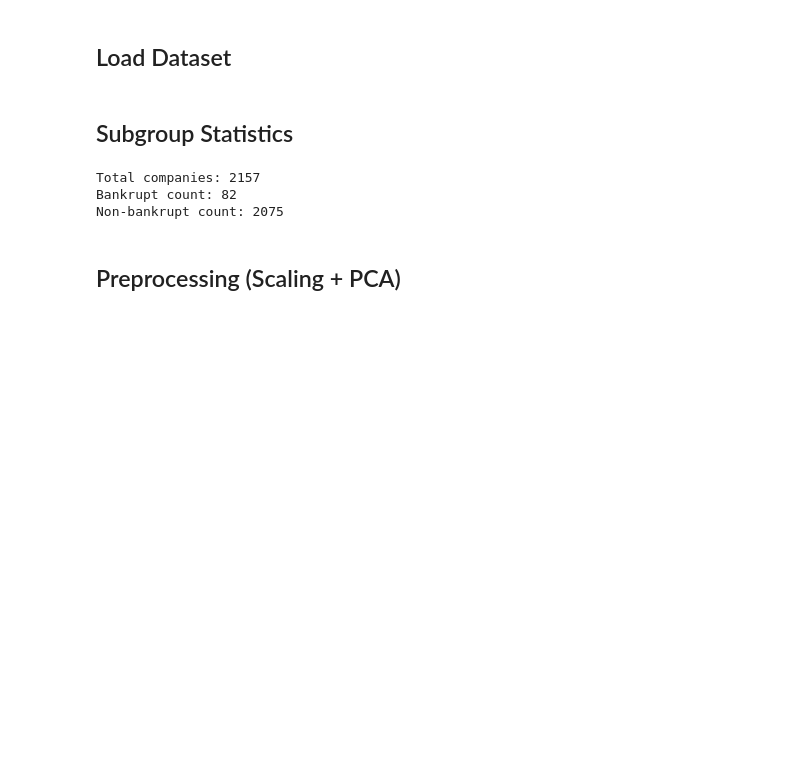
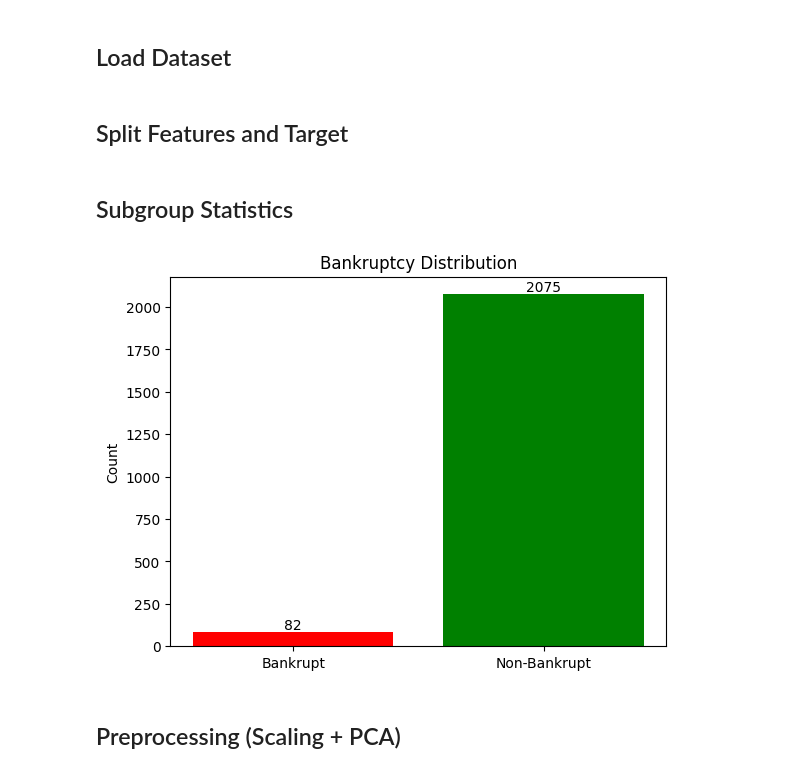
Before and after one commit to ParthGadekar0631/Corporate-Bankruptcy-Prediction-System, a Jupyter notebook: Lasya_Subgroup3.ipynb, the cells around one changed output. Drawn from its saved outputs; the diff is of its cells as text; code cells hidden in the pictures; blank space fills up the shorter version.

```diff
--- a/Lasya_Subgroup3.ipynb
+++ b/Lasya_Subgroup3.ipynb
@@ -21,0 +25,2 @@ y = df['Bankrupt?']
+# %% [markdown]
+## Split Features and Target
@@ -22,13 +30,19 @@ y = df['Bankrupt?']
 # %% [markdown]
 ## Subgroup Statistics
 # %%
-print('Total companies:', len(df))
-print('Bankrupt count:', y.sum())
-print('Non-bankrupt count:', len(df)-y.sum())
+bankrupt_count = y.sum()
+non_bankrupt_count = len(df) - bankrupt_count
+
+plt.bar(["Bankrupt", "Non-Bankrupt"], [bankrupt_count, non_bankrupt_count], color=["red","green"])
+plt.title("Bankruptcy Distribution")
+plt.ylabel("Count")
+
+for i, val in enumerate([bankrupt_count, non_bankrupt_count]):
+    plt.text(i, val, str(val), ha="center", va="bottom")
+
+plt.show()
 # %% [output]
-Total companies: 2157
-Bankrupt count: 82
-Non-bankrupt count: 2075
+[figure, added]
 # %% [markdown]
 ## Preprocessing (Scaling + PCA)
 # %%
```
Also changed, not shown: parts of 12 cells of this notebook.
